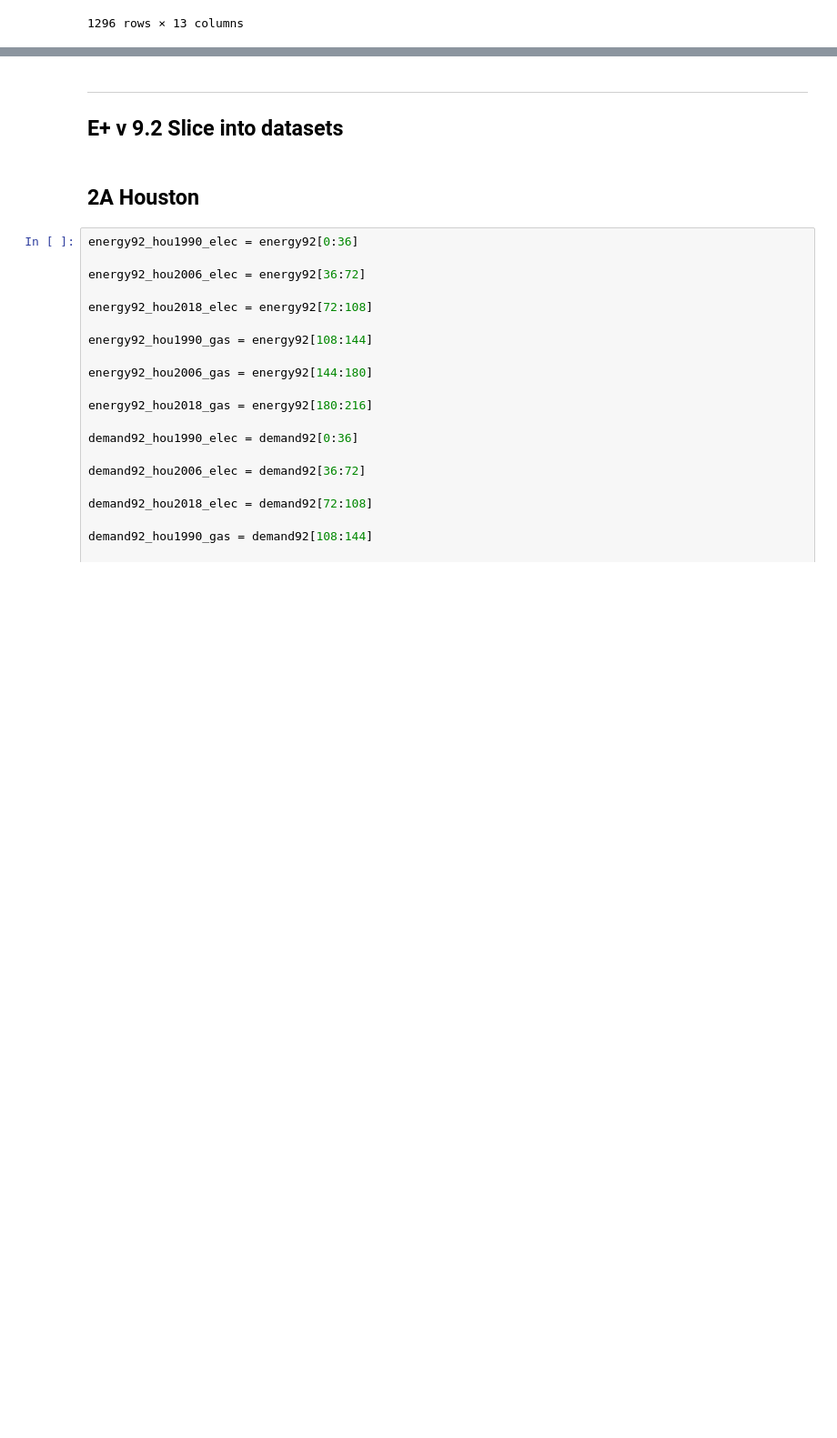
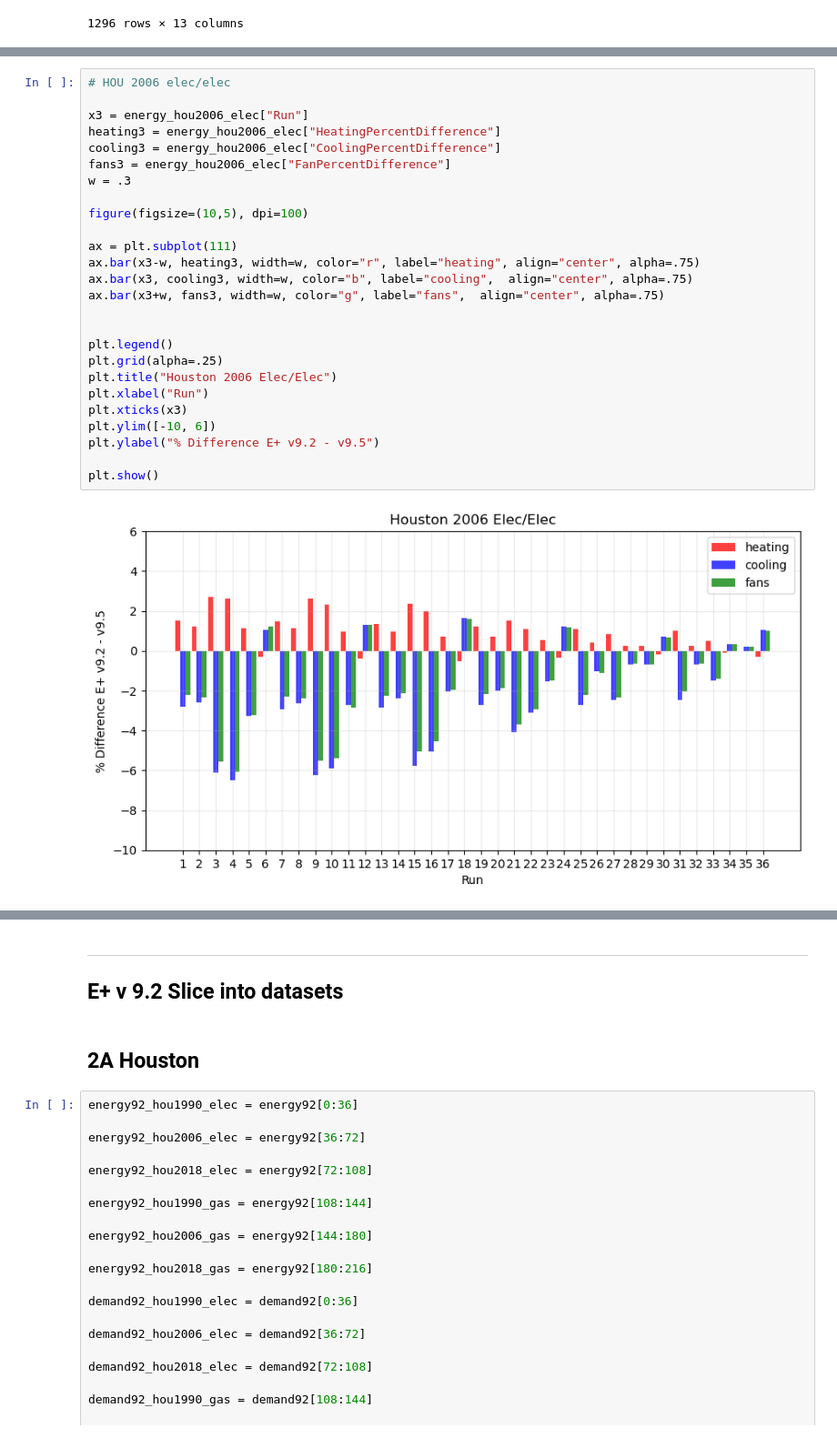
Before and after one commit to klharp/AE_Analysis, a Jupyter notebook: VersionAnalysis.ipynb, the cells around one changed output, grey strips where cells are left out. Shown: that part at 91% size. Cells and saved outputs as stored; diff of their text form; blank space fills up the shorter version.

```diff
--- a/VersionAnalysis.ipynb
+++ b/VersionAnalysis.ipynb
@@ -96,0 +225,28 @@ demand95
+# %%
+# HOU 2006 elec/elec
+
+x3 = energy_hou2006_elec["Run"]
+heating3 = energy_hou2006_elec["HeatingPercentDifference"]
+cooling3 = energy_hou2006_elec["CoolingPercentDifference"]
+fans3 = energy_hou2006_elec["FanPercentDifference"]
+w = .3
+
+figure(figsize=(10,5), dpi=100)
+
+ax = plt.subplot(111)
+ax.bar(x3-w, heating3, width=w, color="r", label="heating", align="center", alpha=.75)
+ax.bar(x3, cooling3, width=w, color="b", label="cooling",  align="center", alpha=.75)
+ax.bar(x3+w, fans3, width=w, color="g", label="fans",  align="center", alpha=.75)
+
+
+plt.legend()
+plt.grid(alpha=.25)
+plt.title("Houston 2006 Elec/Elec")
+plt.xlabel("Run")
+plt.xticks(x3)
+plt.ylim([-10, 6])
+plt.ylabel("% Difference E+ v9.2 - v9.5")
+
+plt.show()
+# %% [output]
+[figure, added]
```
Also changed, not shown: parts of 32 cells of this notebook, 1 other file.
